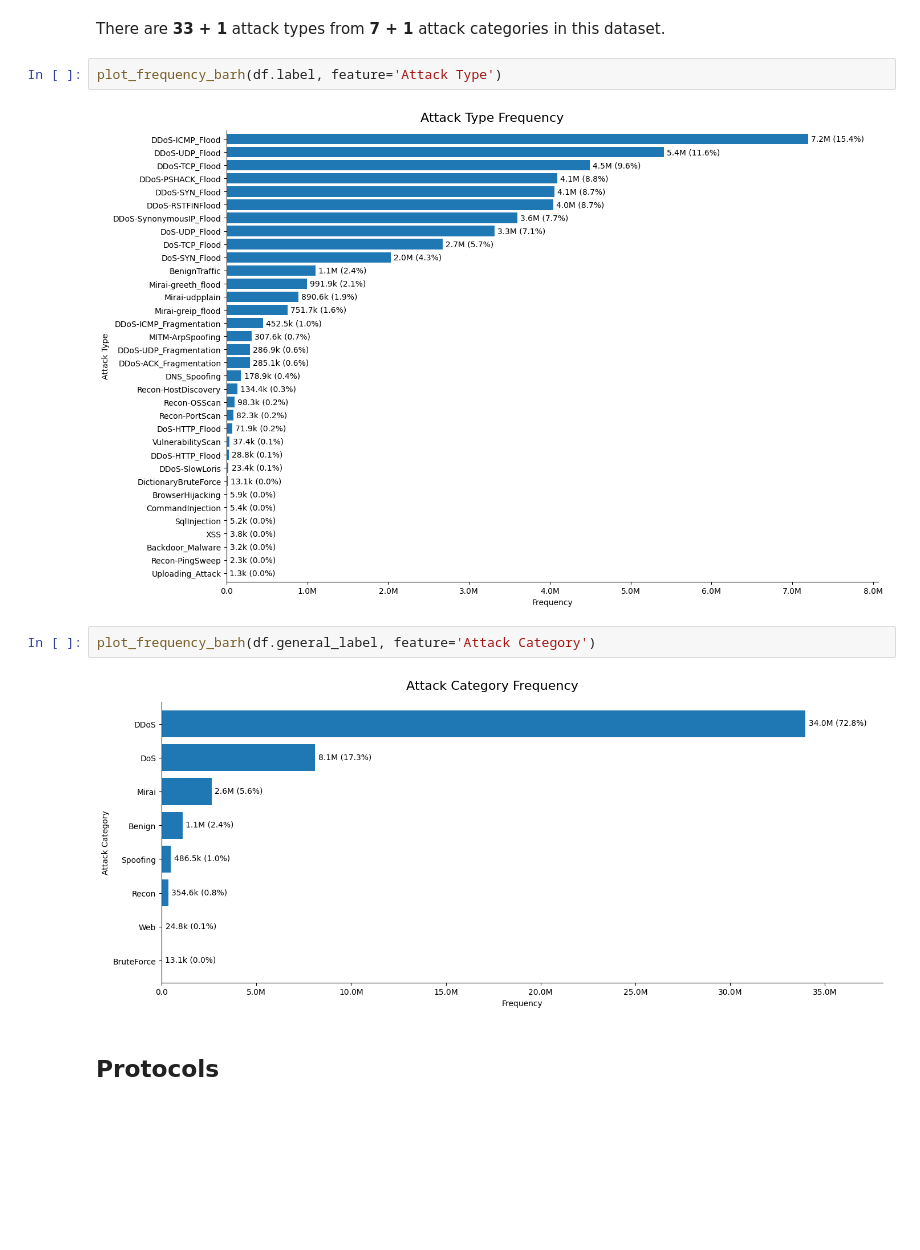
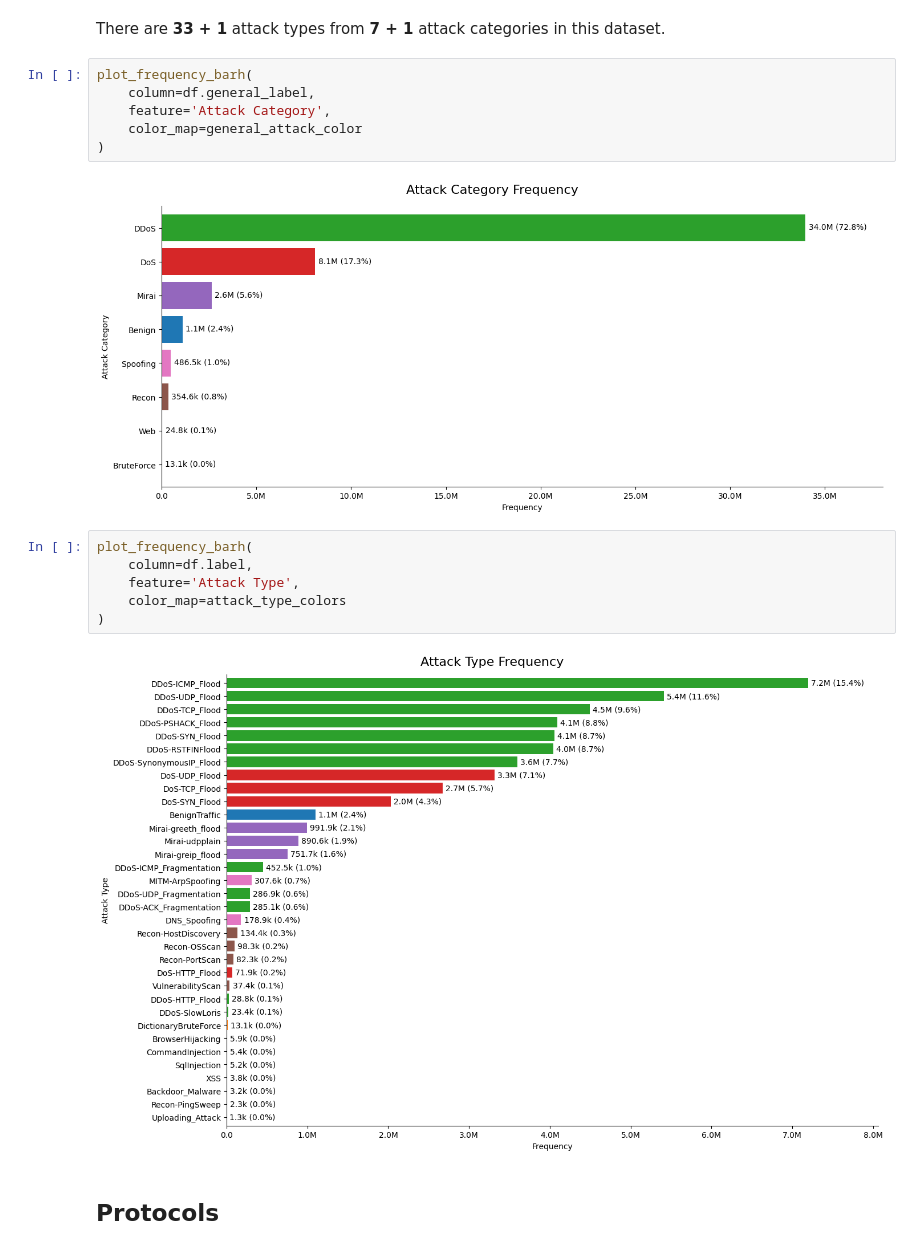
Before and after one commit to inaciobr/Multi-Stage-IoT-Intrusion-Detection, a Jupyter notebook: notebooks/1 - EDA.ipynb, the cells around one changed output. Cells and saved outputs as stored; diff of their text form; blank space fills up the shorter version.

```diff
--- a/notebooks/1 - EDA.ipynb
+++ b/notebooks/1 - EDA.ipynb
@@ -292,14 +326,22 @@ HTML(f"""
 """)
 # %% [output]
 There are 33 + 1 attack types from 7 + 1 attack categories in this dataset.
+# %%
+plot_frequency_barh(
+    column=df.general_label,
+    feature='Attack Category',
+    color_map=general_attack_color
+)
+# %% [output]
+[figure, added]
 # %%
-plot_frequency_barh(df.label, feature='Attack Type')
+plot_frequency_barh(
+    column=df.label,
+    feature='Attack Type',
+    color_map=attack_type_colors
+)
 # %% [output]
-[figure, old version]
+[figure, new version]
-# %%
-plot_frequency_barh(df.general_label, feature='Attack Category')
-# %% [output]
-[figure, removed]
 # %% [markdown]
 ## Protocols
 # %%
```
Also changed, not shown: parts of 13 cells of this notebook, 1 other file.
